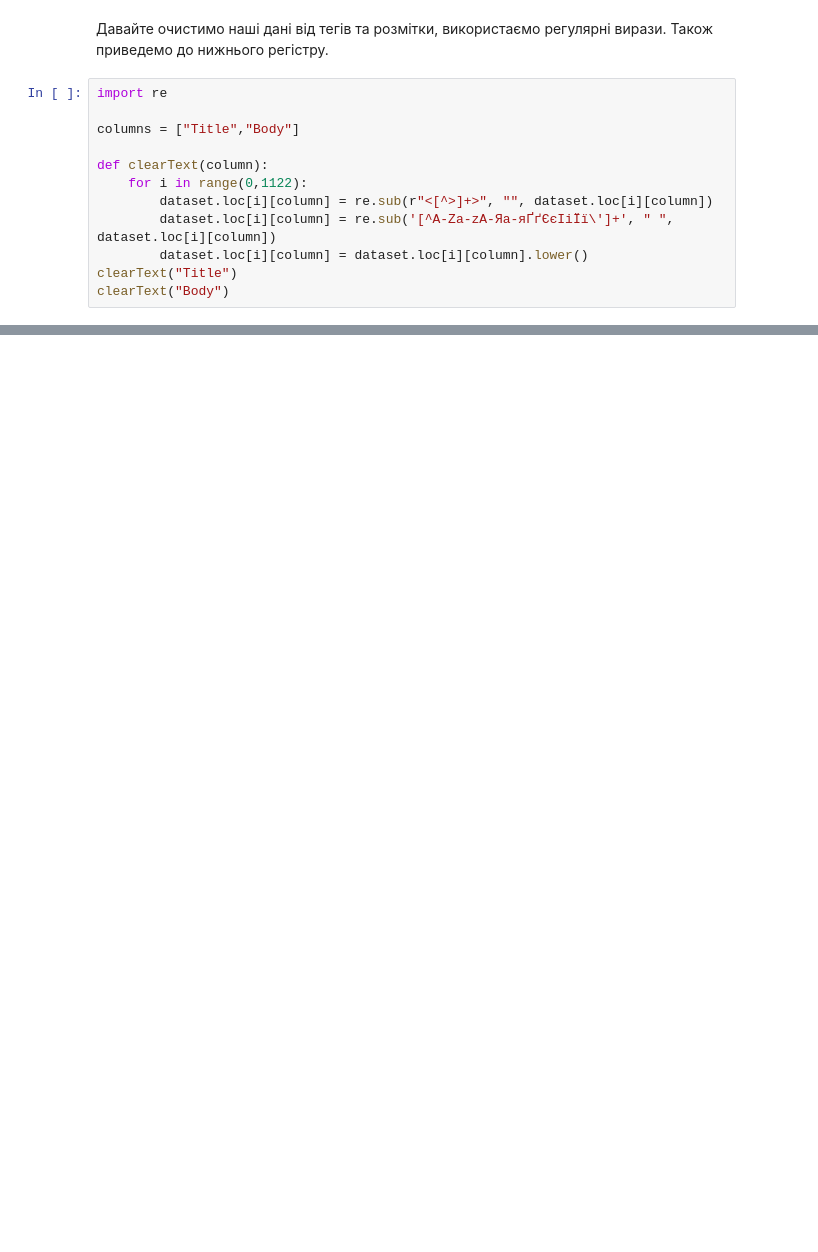
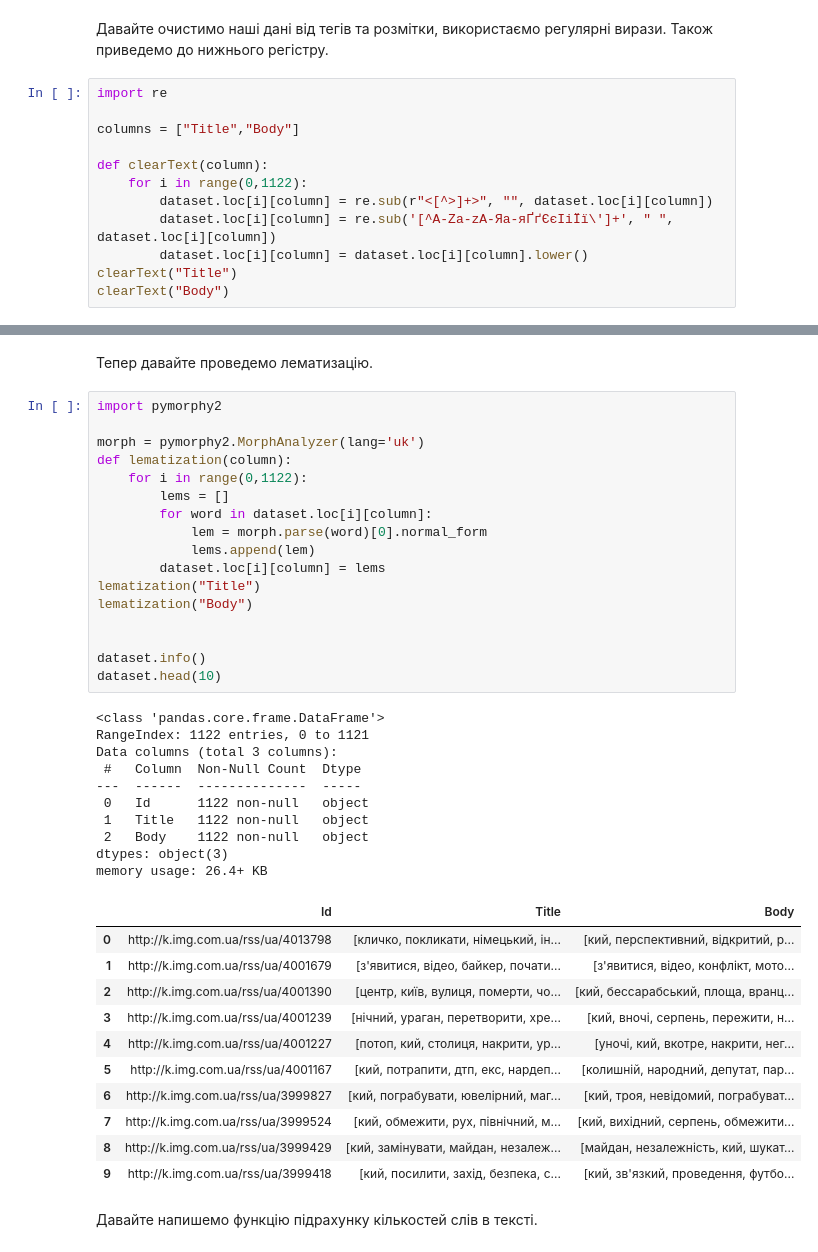
Before and after one commit to ErnestoFolting/dataAnalysisLab8, a Jupyter notebook: main.ipynb, the cells around one changed output, grey strips where cells are left out. Drawn from its saved outputs; the diff is of its cells as text; blank space fills up the shorter version.

```diff
--- a/main.ipynb
+++ b/main.ipynb
@@ -78,0 +136,43 @@ memory usage: 26.4+ KB
+# %% [markdown]
+Тепер давайте проведемо лематизацію.
+# %%
+import pymorphy2
+
+morph = pymorphy2.MorphAnalyzer(lang='uk')
+def lematization(column):
+    for i in range(0,1122):
+        lems = []
+        for word in dataset.loc[i][column]:
+            lem = morph.parse(word)[0].normal_form
+            lems.append(lem)
+        dataset.loc[i][column] = lems
+lematization("Title")
+lematization("Body")
+
+
+dataset.info()
+dataset.head(10)
+# %% [output]
+<class 'pandas.core.frame.DataFrame'>
+RangeIndex: 1122 entries, 0 to 1121
+Data columns (total 3 columns):
+ #   Column  Non-Null Count  Dtype
+---  ------  --------------  -----
+ 0   Id      1122 non-null   object
+ 1   Title   1122 non-null   object
+ 2   Body    1122 non-null   object
+dtypes: object(3)
+memory usage: 26.4+ KB
+|  | Id | Title | Body |
+| 0 | http://k.img.com.ua/rss/ua/4013798 | [кличко, покликати, німецький, ін... | [кий, перспективний, відкритий, р... |
+| 1 | http://k.img.com.ua/rss/ua/4001679 | [з'явитися, відео, байкер, почати... | [з'явитися, відео, конфлікт, мото... |
+| 2 | http://k.img.com.ua/rss/ua/4001390 | [центр, київ, вулиця, померти, чо... | [кий, бессарабський, площа, вранц... |
+| 3 | http://k.img.com.ua/rss/ua/4001239 | [нічний, ураган, перетворити, хре... | [кий, вночі, серпень, пережити, н... |
+| 4 | http://k.img.com.ua/rss/ua/4001227 | [потоп, кий, столиця, накрити, ур... | [уночі, кий, вкотре, накрити, нег... |
+| 5 | http://k.img.com.ua/rss/ua/4001167 | [кий, потрапити, дтп, екс, нардеп... | [колишній, народний, депутат, пар... |
+| 6 | http://k.img.com.ua/rss/ua/3999827 | [кий, пограбувати, ювелірний, маг... | [кий, троя, невідомий, пограбуват... |
+| 7 | http://k.img.com.ua/rss/ua/3999524 | [кий, обмежити, рух, північний, м... | [кий, вихідний, серпень, обмежити... |
+| 8 | http://k.img.com.ua/rss/ua/3999429 | [кий, замінувати, майдан, незалеж... | [майдан, незалежність, кий, шукат... |
+| 9 | http://k.img.com.ua/rss/ua/3999418 | [кий, посилити, захід, безпека, с... | [кий, зв'язкий, проведення, футбо... |
+# %% [markdown]
+Давайте напишемо функцію підрахунку кількостей слів в тексті.
```
Also changed, not shown: parts of 12 cells of this notebook, 1 other file.
